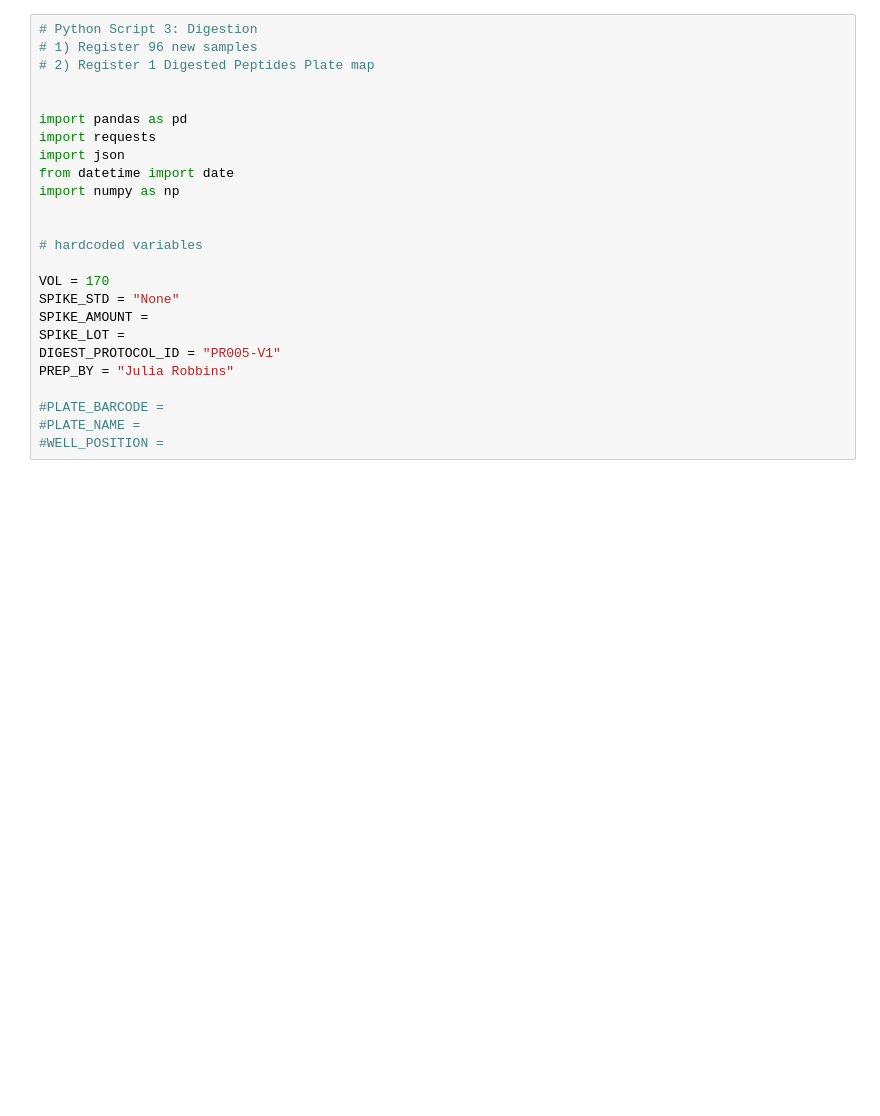
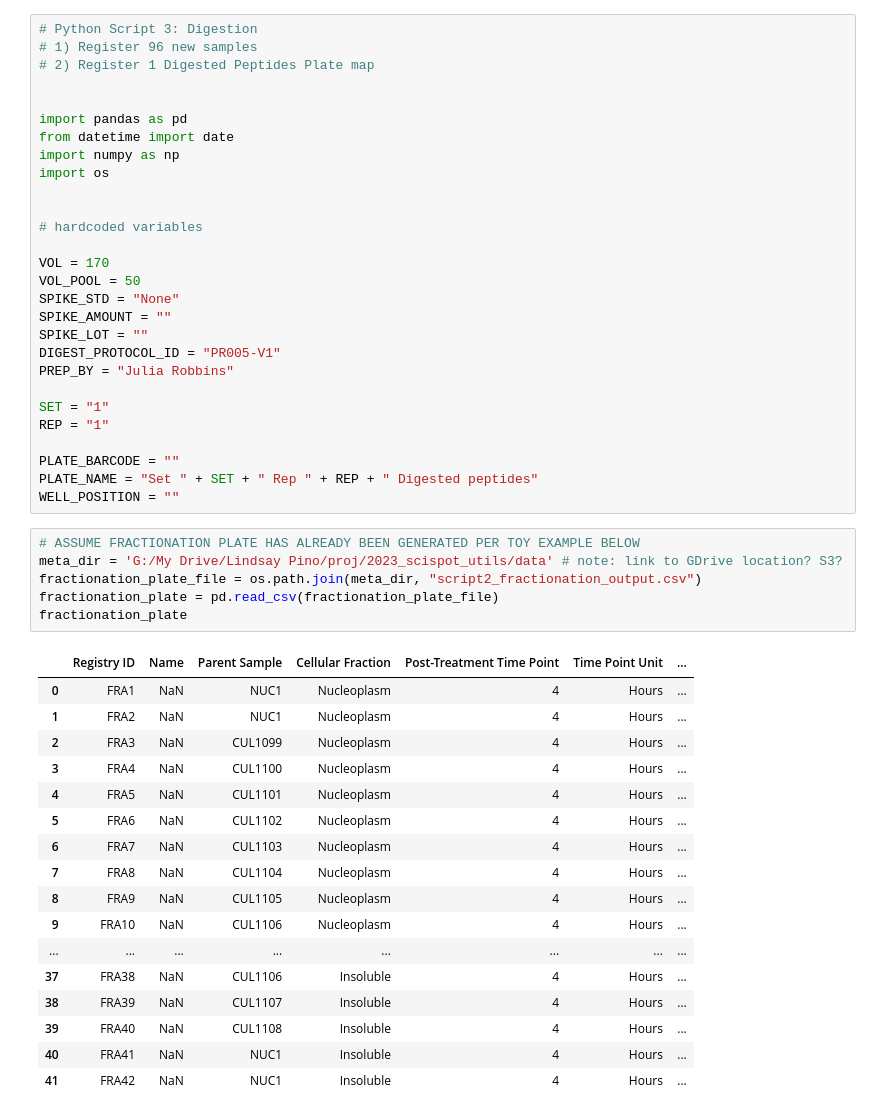
Before and after one commit to TalusBio/2023_scispot_utils, a Jupyter notebook: notebooks/script3_digestion.ipynb, the cells around one changed output. Drawn from its saved outputs; the diff is of its cells as text; blank space fills up the shorter version.

```diff
--- a/notebooks/script3_digestion.ipynb
+++ b/notebooks/script3_digestion.ipynb
@@ -5,22 +5,49 @@
 
 
 import pandas as pd
-import requests
-import json
 from datetime import date
 import numpy as np
+import os
 
 
 # hardcoded variables
 
 VOL = 170
+VOL_POOL = 50
 SPIKE_STD = "None"
-SPIKE_AMOUNT =
-SPIKE_LOT =
+SPIKE_AMOUNT = ""
+SPIKE_LOT = ""
 DIGEST_PROTOCOL_ID = "PR005-V1"
 PREP_BY = "Julia Robbins"
 
-#PLATE_BARCODE =
-#PLATE_NAME =
-#WELL_POSITION =
+SET = "1"
+REP = "1"
+
+PLATE_BARCODE = ""
+PLATE_NAME = "Set " + SET + " Rep " + REP + " Digested peptides"
+WELL_POSITION = ""
+# %%
+# ASSUME FRACTIONATION PLATE HAS ALREADY BEEN GENERATED PER TOY EXAMPLE BELOW
+meta_dir = 'G:/My Drive/Lindsay Pino/proj/2023_scispot_utils/data' # note: link to GDrive location? S3?
+fractionation_plate_file = os.path.join(meta_dir, "script2_fractionation_output.csv")
+fractionation_plate = pd.read_csv(fractionation_plate_file)
+fractionation_plate
+# %% [output]
+|  | Registry ID | Name | Parent Sample | Cellular Fraction | Post-Treatment Time Point | Time Point Unit | ... |
+| 0 | FRA1 | NaN | NUC1 | Nucleoplasm | 4 | Hours | ... |
+| 1 | FRA2 | NaN | NUC1 | Nucleoplasm | 4 | Hours | ... |
+| 2 | FRA3 | NaN | CUL1099 | Nucleoplasm | 4 | Hours | ... |
+| 3 | FRA4 | NaN | CUL1100 | Nucleoplasm | 4 | Hours | ... |
+| 4 | FRA5 | NaN | CUL1101 | Nucleoplasm | 4 | Hours | ... |
+| 5 | FRA6 | NaN | CUL1102 | Nucleoplasm | 4 | Hours | ... |
+| 6 | FRA7 | NaN | CUL1103 | Nucleoplasm | 4 | Hours | ... |
+| 7 | FRA8 | NaN | CUL1104 | Nucleoplasm | 4 | Hours | ... |
+| 8 | FRA9 | NaN | CUL1105 | Nucleoplasm | 4 | Hours | ... |
+| 9 | FRA10 | NaN | CUL1106 | Nucleoplasm | 4 | Hours | ... |
+| ... | ... | ... | ... | ... | ... | ... | ... |
+| 37 | FRA38 | NaN | CUL1106 | Insoluble | 4 | Hours | ... |
+| 38 | FRA39 | NaN | CUL1107 | Insoluble | 4 | Hours | ... |
+| 39 | FRA40 | NaN | CUL1108 | Insoluble | 4 | Hours | ... |
+| 40 | FRA41 | NaN | NUC1 | Insoluble | 4 | Hours | ... |
+| 41 | FRA42 | NaN | NUC1 | Insoluble | 4 | Hours | ... |
 # %%
```
Also changed, not shown: parts of 1 cell of this notebook, 2 other files.
